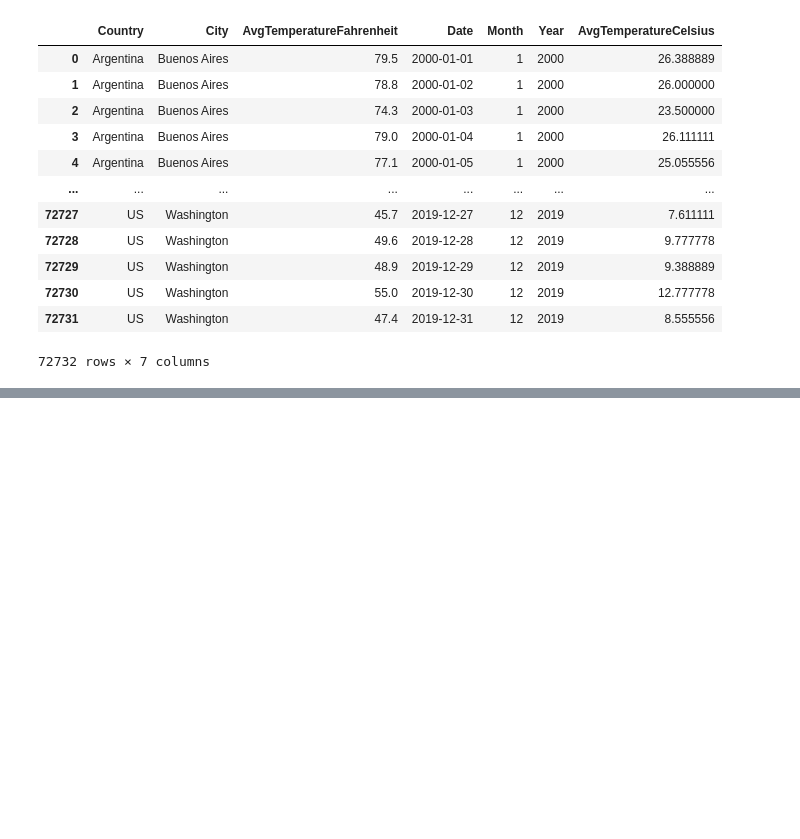
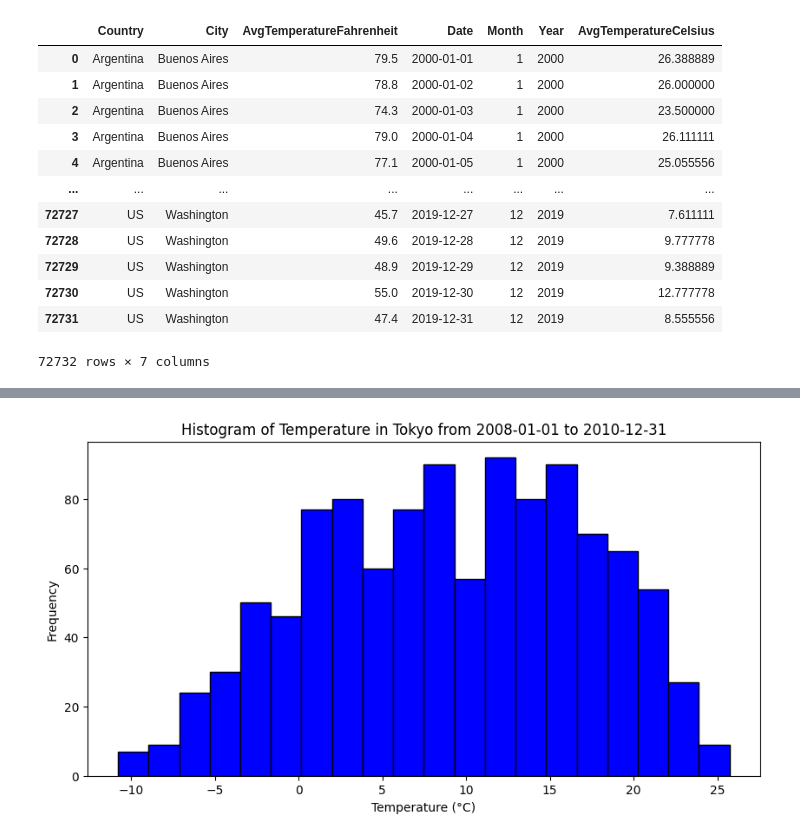
Before and after one commit to alexbj7/final-project-IPLD, a Jupyter notebook: development/03_temperatures_dashboard.ipynb, the cells around one changed output, grey strips where cells are left out. Drawn from its saved outputs; the diff is of its cells as text; code cells hidden in the pictures; blank space fills up the shorter version.

```diff
--- a/development/03_temperatures_dashboard.ipynb
+++ b/development/03_temperatures_dashboard.ipynb
@@ -148,6 +185,17 @@ plt.figure(figsize=(10, 5))
 # plt.ylabel()  # TODO
 
 plt.show()
+# %%
+#histogram plot for munich over the period selected.
+
+plt.figure(figsize=(10, 5))
+plt.hist(city_df_period_2["AvgTemperatureCelsius"], bins=20, color="blue", edgecolor="black")
+plt.title(f"Histogram of Temperature in {city} from {start_date} to {end_date}")
+plt.xlabel("Temperature (°C)")
+plt.ylabel("Frequency")
+plt.show()
+# %% [output]
+[figure, added]
 # %%
 # Ex 3.7: Now repeat the previous question but for a list of cities:
 #   - Make a line plot with the temperature reads of the cities in the list, for the selected time period, every city has to be a different line with a different color, the x axis has to be the timestamp column.
```
Also changed, not shown: parts of 8 cells of this notebook, 1 other file.
